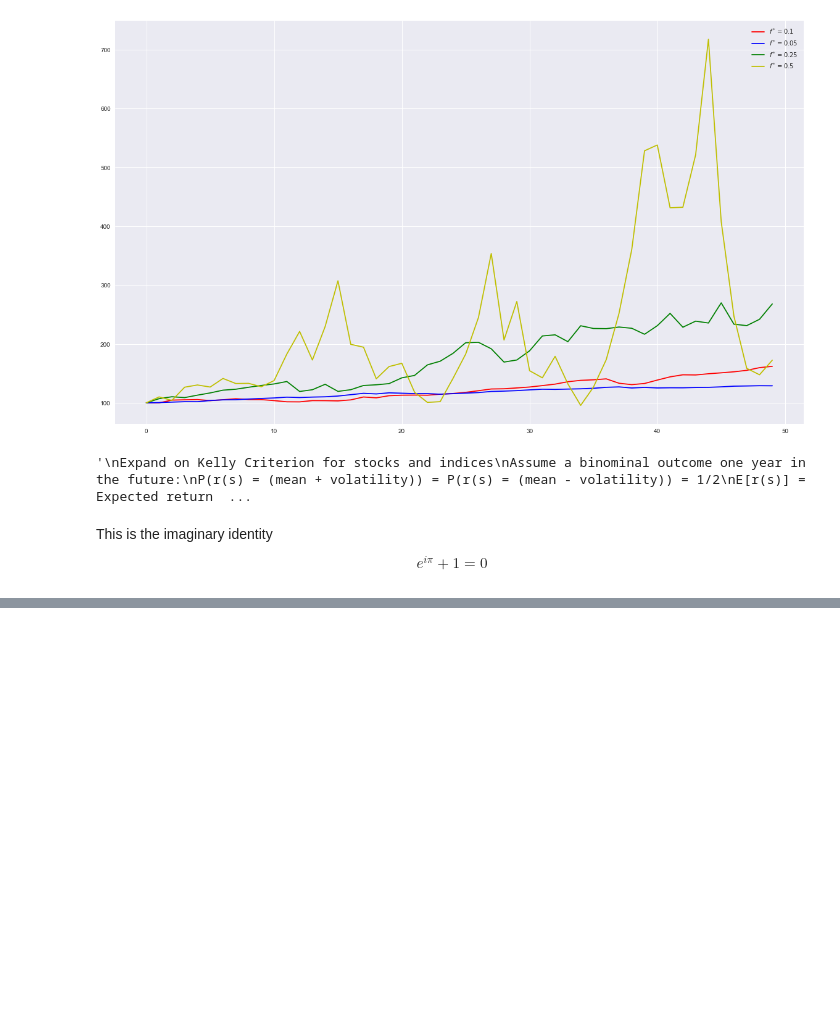
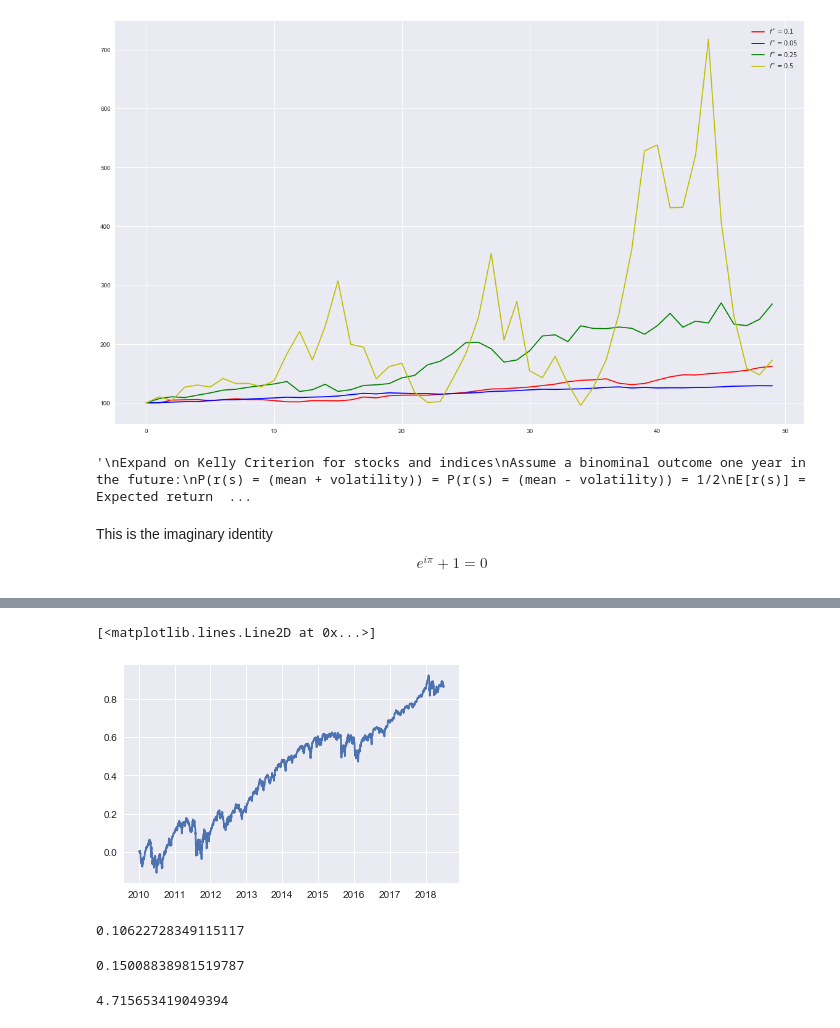
Before and after one commit to thomasmurphycodes/PythonForFinance, a Jupyter notebook: notebooks/Python for Finance Chapter 16.ipynb, the cells around one changed output, grey strips where cells are left out. Saved outputs shown, nothing was run; the diff lists cells and outputs as text; code cells hidden in the pictures; blank space fills up the shorter version.

```diff
--- a/notebooks/Python for Finance Chapter 16.ipynb
+++ b/notebooks/Python for Finance Chapter 16.ipynb
@@ -166,3 +166,10 @@ raw = pd.read_csv('/Users/thomasmurphy/PycharmProjects/PythonFinanceRetry/notebo
                           index_col=0, parse_dates=True
 # %%
 # let's do a real example, assuming the strat under consideration is a passive replication of $SPX
+# %%
+symbol = '.SPX'
+data = pd.DataFrame(raw[symbol])
+# %%
+data['returns'] = np.log(data / data.shift(1))
+data.dropna(inplace=True)
+data.tail()
@@ -168,0 +184,21 @@ raw = pd.read_csv('/Users/thomasmurphy/PycharmProjects/PythonFinanceRetry/notebo
+# %%
+plt.plot(data['returns'].cumsum())
+# %% [output]
+[<matplotlib.lines.Line2D at 0x...>]
+[figure, added]
+# %%
+'''
+The Kelly Criterion suggests a higher % of capital invested the higher the expected return and lower the volatility
+(see term structure above)
+'''
+# number of trading days
+mu = data.returns.mean() * 252
+mu
+# %% [output]
+0.10622728349115117
+# %%
+# square root of the standard deviation times trading days
+sigma = data.returns.std() * 252 ** 0.5
+sigma
+# %% [output]
+0.15008838981519787
@@ -168,0 +208,5 @@ raw = pd.read_csv('/Users/thomasmurphy/PycharmProjects/PythonFinanceRetry/notebo
+# %%
+f = (mu-r) / sigma ** 2
+f
+# %% [output]
+4.715653419049394
```
Also changed, not shown: parts of 10 cells of this notebook.
